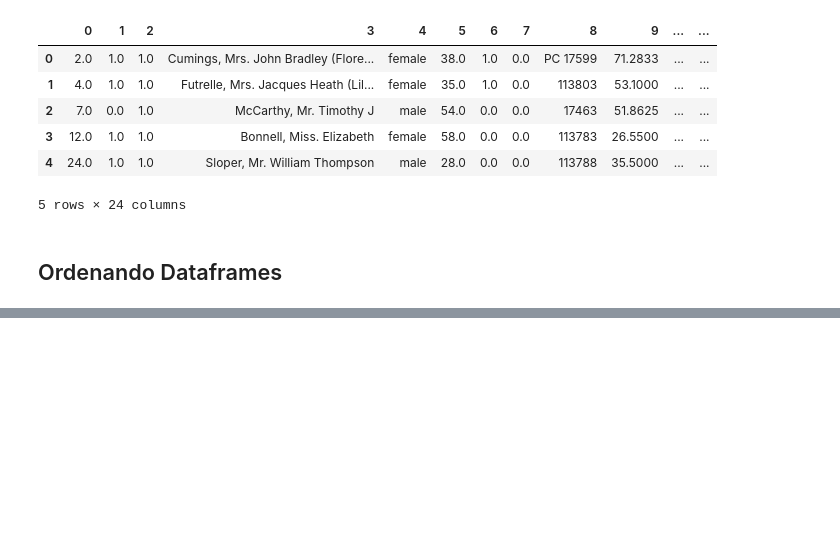
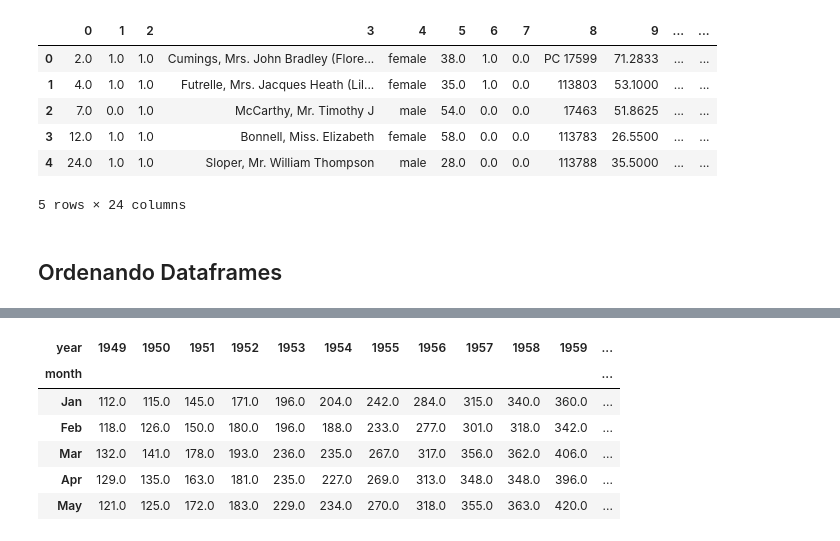
Before and after one commit to rhodlib/cdd_docs, a Jupyter notebook: book/02_pandas_for_data_analysis.ipynb, the cells around one changed output, grey strips where cells are left out. Drawn from its saved outputs; the diff is of its cells as text; code cells hidden in the pictures; blank space fills up the shorter version.

```diff
--- a/book/02_pandas_for_data_analysis.ipynb
+++ b/book/02_pandas_for_data_analysis.ipynb
@@ -181,0 +258,7 @@ final_data2.head()
+# %%
+import matplotlib.pyplot as plt
+import seaborn as sns
+
+flights_data = sns.load_dataset("flights")
+
+flights_data.head()
@@ -181,0 +272,11 @@ final_data2.head()
+# %%
+flights_data_pivot = flights_data.pivot_table(index='month', columns='year', values='passengers')
+flights_data_pivot.head()
+# %% [output]
+| year | 1949 | 1950 | 1951 | 1952 | 1953 | 1954 | 1955 | 1956 | 1957 | 1958 | 1959 | ... |
+| month |  |  |  |  |  |  |  |  |  |  |  | ... |
+| Jan | 112.0 | 115.0 | 145.0 | 171.0 | 196.0 | 204.0 | 242.0 | 284.0 | 315.0 | 340.0 | 360.0 | ... |
+| Feb | 118.0 | 126.0 | 150.0 | 180.0 | 196.0 | 188.0 | 233.0 | 277.0 | 301.0 | 318.0 | 342.0 | ... |
+| Mar | 132.0 | 141.0 | 178.0 | 193.0 | 236.0 | 235.0 | 267.0 | 317.0 | 356.0 | 362.0 | 406.0 | ... |
+| Apr | 129.0 | 135.0 | 163.0 | 181.0 | 235.0 | 227.0 | 269.0 | 313.0 | 348.0 | 348.0 | 396.0 | ... |
+| May | 121.0 | 125.0 | 172.0 | 183.0 | 229.0 | 234.0 | 270.0 | 318.0 | 355.0 | 363.0 | 420.0 | ... |
```
Also changed, not shown: parts of 11 cells of this notebook, 1 other file.
